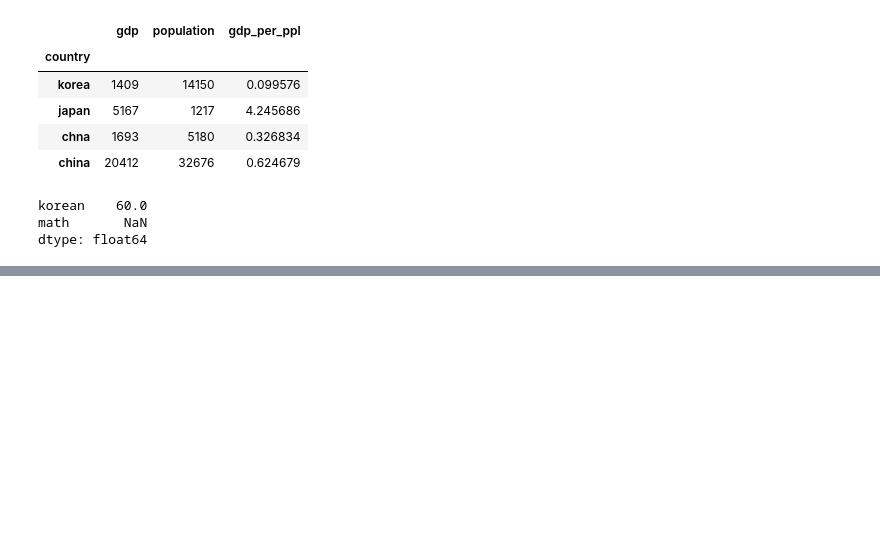
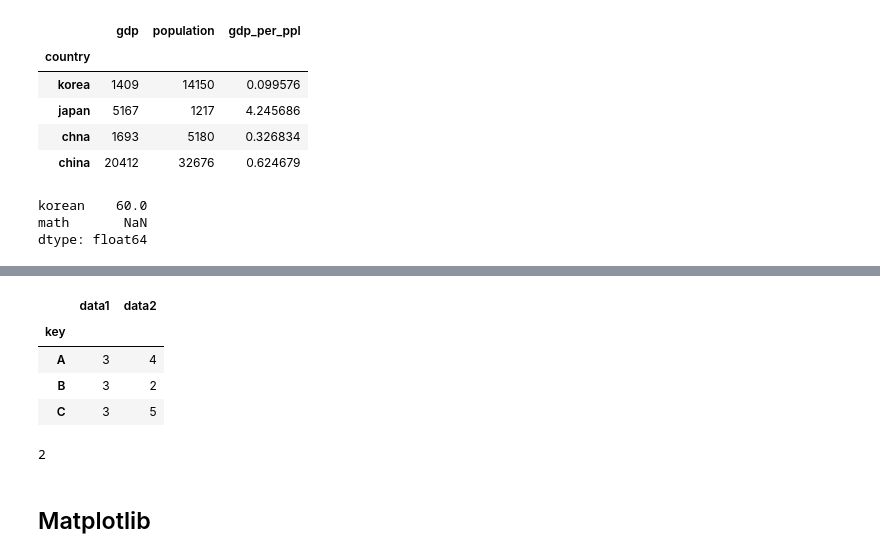
Before and after one commit to mjkimcs/portfolio, a Jupyter notebook: Numpy_Pandas_Matplotlib.ipynb, the cells around one changed output, grey strips where cells are left out. Saved outputs shown, nothing was run; the diff lists cells and outputs as text; code cells hidden in the pictures; blank space fills up the shorter version.

```diff
--- a/Numpy_Pandas_Matplotlib.ipynb
+++ b/Numpy_Pandas_Matplotlib.ipynb
@@ -390,0 +456,19 @@ dtype: float64
+# %%
+# apply lambda : 묶인 그룹에 함수 적용
+
+df.groupby("key").apply(lambda x: x.max() - x.min())
+# %% [output]
+|  | data1 | data2 |
+| key |  |  |
+| A | 3 | 4 |
+| B | 3 | 2 |
+| C | 3 | 5 |
+# %%
+# get_group
+
+df.groupby("key").get_group("A")
+len(df.groupby("key").get_group("A"))
+# %% [output]
+2
+# %% [markdown]
+## Matplotlib
```
Also changed, not shown: parts of 5 cells of this notebook.
